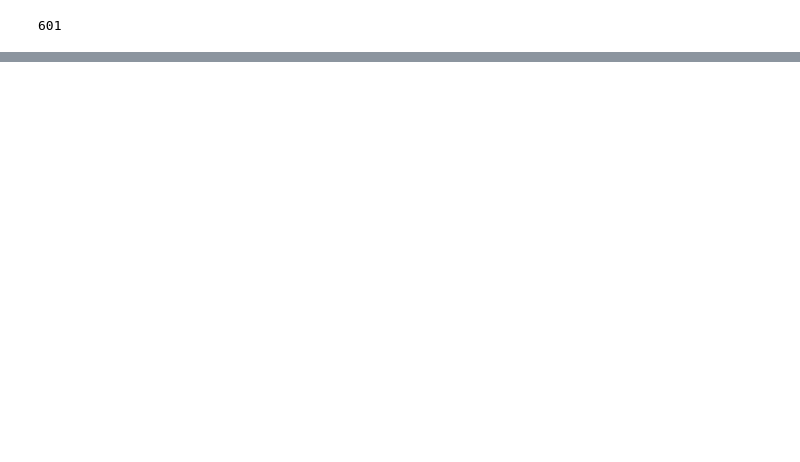
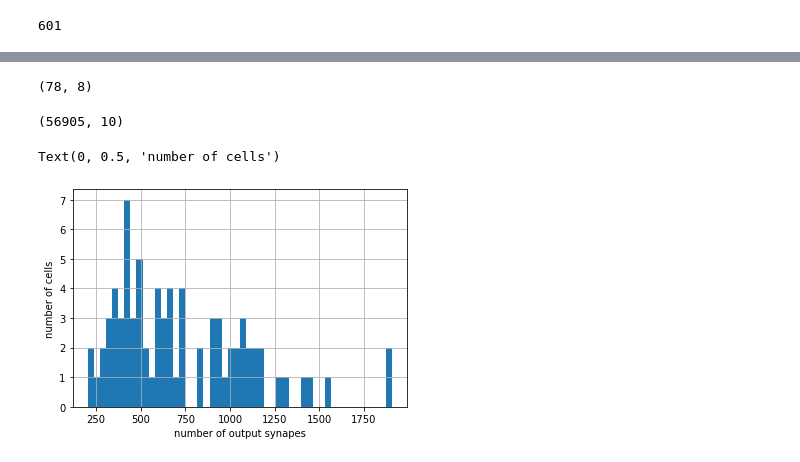
Before and after one commit to AllenInstitute/MicronsBinder, a Jupyter notebook: notebooks/mm3_intro/SynapseAndAnnotationQuery.ipynb, the cells around one changed output, grey strips where cells are left out. Drawn from its saved outputs; the diff is of its cells as text; code cells hidden in the pictures; blank space fills up the shorter version.

Commit message:
fixing synapse annotation notebook

```diff
--- a/notebooks/mm3_intro/SynapseAndAnnotationQuery.ipynb
+++ b/notebooks/mm3_intro/SynapseAndAnnotationQuery.ipynb
@@ -243,0 +247,4 @@ prf_df=client.materialize.query_table('proofreading_status_public_release',
+# %%
+# so lets pick out the ones with extended axons
+prf_df=client.materialize.query_table('proofreading_status_public_release',
+                                      filter_equal_dict={'status_axon':'extended'})
@@ -243,0 +260,25 @@ prf_df=client.materialize.query_table('proofreading_status_public_release',
+# %%
+# how many of these
+prf_df.shape
+# %% [output]
+(78, 8)
+# %%
+# lets pull all the synapses from these.
+# There is a practical upper bound of 200K synapses that can be queried in one go
+# and it can be faster to execute many smaller queries in parallel
+# but for code simplicity and to demonstrate filtering, lets do it in one query here.
+syn_df = client.materialize.query_table('synapses_pni_2',
+                                        filter_in_dict={'pre_pt_root_id': prf_df.pt_root_id.values})
+# %%
+# how many did we find?
+syn_df.shape
+# %% [output]
+(56905, 10)
+# %%
+# lets group them by pre_id to get a histogram of synapses out
+syn_df.groupby('pre_pt_root_id').valid.count().hist(bins=50)
+plt.xlabel('number of output synapes')
+plt.ylabel('number of cells')
+# %% [output]
+Text(0, 0.5, 'number of cells')
+[figure, added]
```
Also changed, not shown: parts of 21 cells of this notebook.
